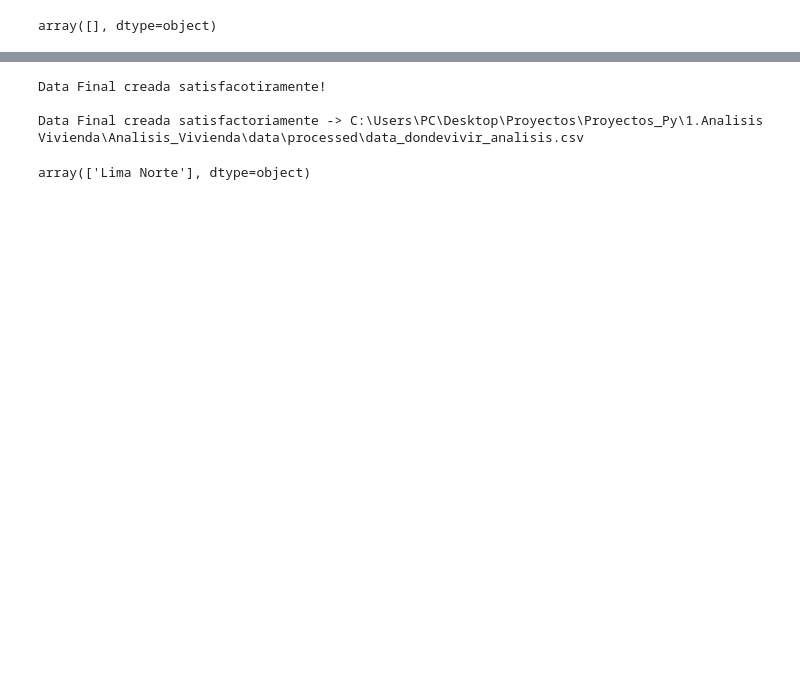
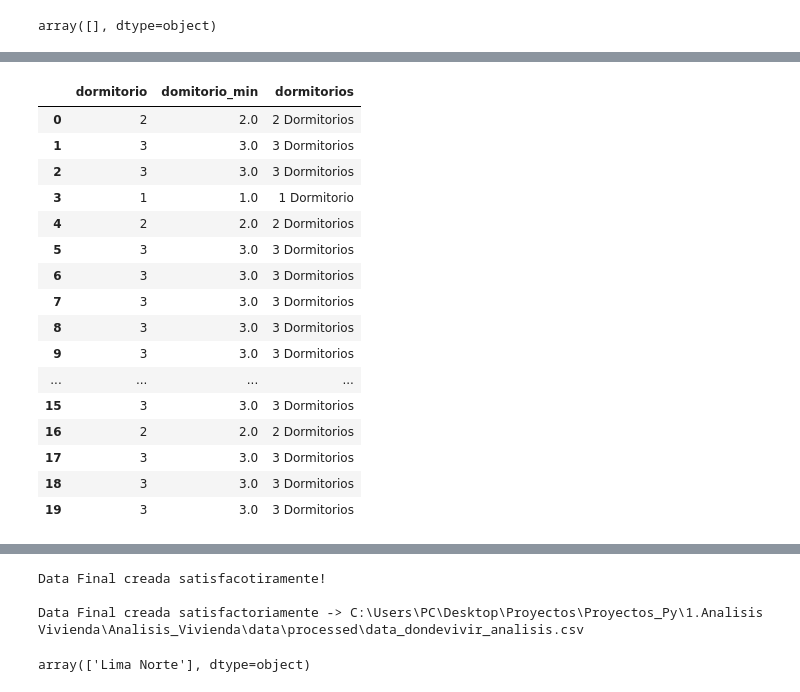
Before and after one commit to RH-007/Analisis_Vivienda, a Jupyter notebook: analysis/vivienda_process.ipynb, the cells around one changed output, grey strips where cells are left out. Saved outputs shown, nothing was run; the diff lists cells and outputs as text; code cells hidden in the pictures; blank space fills up the shorter version.

```diff
--- a/analysis/vivienda_process.ipynb
+++ b/analysis/vivienda_process.ipynb
@@ -587,0 +618,25 @@ Name: count, dtype: int64
+# %%
+data_analisis["dormitorios"] = pd.cut(data_analisis['domitorio_min'],
+                                    bins=[1, 2, 3, 4, 5, float('inf')],
+                                    labels=['1 Dormitorio', '2 Dormitorios', '3 Dormitorios', '4 Dormitorios', '5 o más Dormitorios'],
+                                    right=False)
+# %%
+data_analisis[["dormitorio", "domitorio_min", "dormitorios"]].head(20)
+# %% [output]
+|  | dormitorio | domitorio_min | dormitorios |
+| 0 | 2 | 2.0 | 2 Dormitorios |
+| 1 | 3 | 3.0 | 3 Dormitorios |
+| 2 | 3 | 3.0 | 3 Dormitorios |
+| 3 | 1 | 1.0 | 1 Dormitorio |
+| 4 | 2 | 2.0 | 2 Dormitorios |
+| 5 | 3 | 3.0 | 3 Dormitorios |
+| 6 | 3 | 3.0 | 3 Dormitorios |
+| 7 | 3 | 3.0 | 3 Dormitorios |
+| 8 | 3 | 3.0 | 3 Dormitorios |
+| 9 | 3 | 3.0 | 3 Dormitorios |
+| ... | ... | ... | ... |
+| 15 | 3 | 3.0 | 3 Dormitorios |
+| 16 | 2 | 2.0 | 2 Dormitorios |
+| 17 | 3 | 3.0 | 3 Dormitorios |
+| 18 | 3 | 3.0 | 3 Dormitorios |
+| 19 | 3 | 3.0 | 3 Dormitorios |
```
Also changed, not shown: parts of 17 cells of this notebook, 2 other files.
